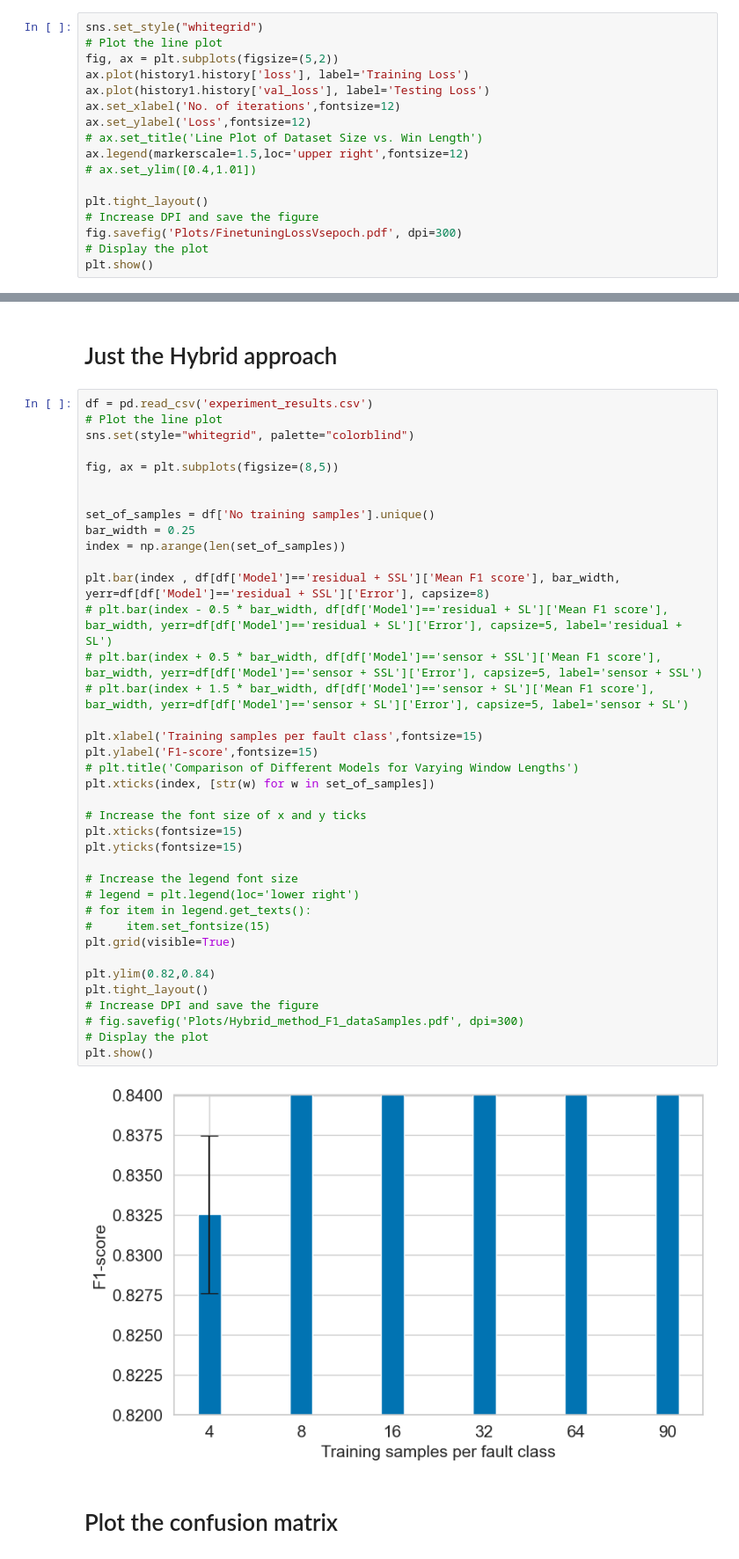
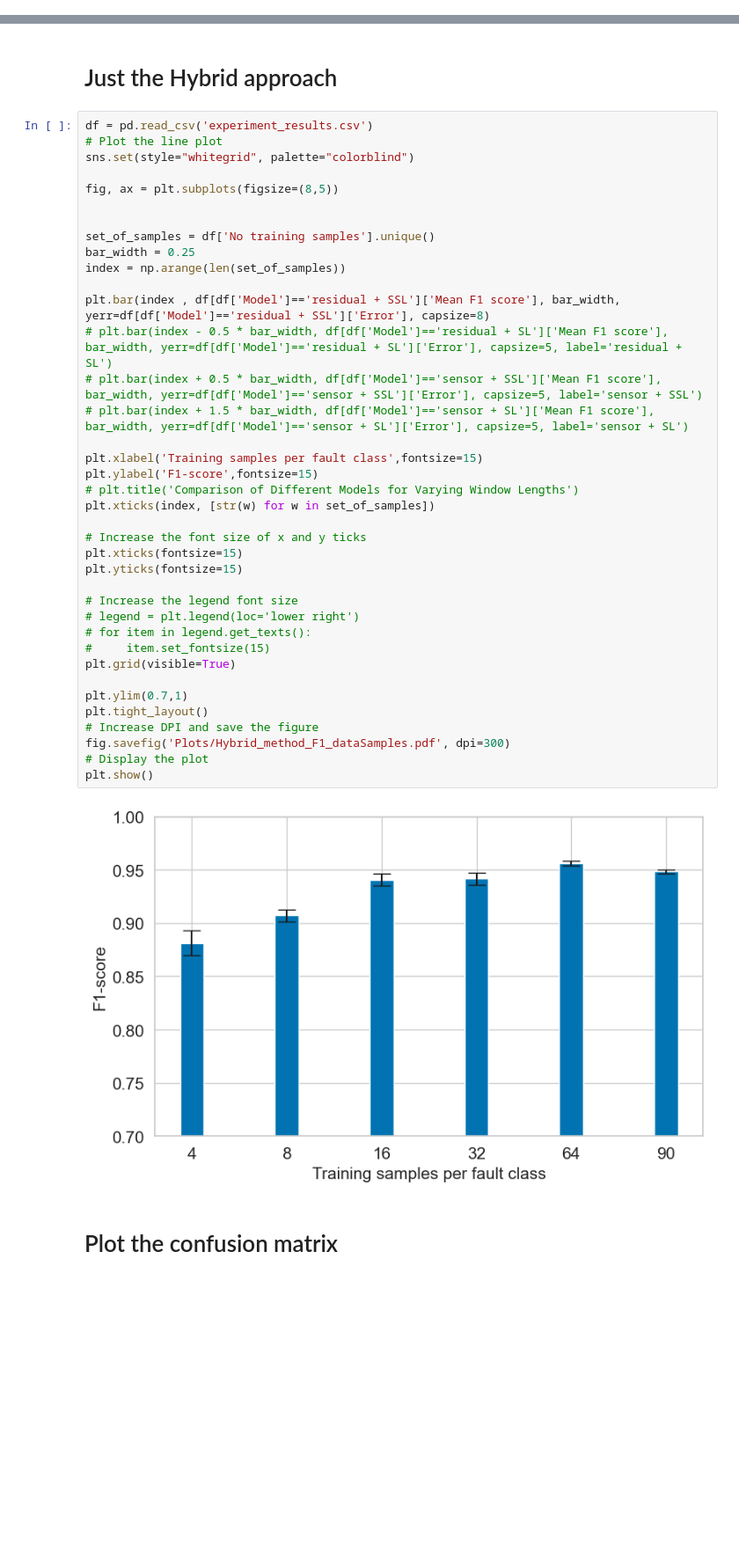
Before and after one commit to mohan696matlab/SSL_based_Hybrid_FDI, a Jupyter notebook: Plots_paper.ipynb, the cells around one changed output, grey strips where cells are left out. Shown at 88% size. Cells and saved outputs as stored; diff of their text form; blank space fills up the shorter version.

```diff
--- a/Plots_paper.ipynb
+++ b/Plots_paper.ipynb
@@ -479,17 +340,0 @@ x_fine_tuning = t_sne.fit_transform(x_fine_tuning)
-# %%
-sns.set_style("whitegrid")
-# Plot the line plot
-fig, ax = plt.subplots(figsize=(5,2))
-ax.plot(history1.history['loss'], label='Training Loss')
-ax.plot(history1.history['val_loss'], label='Testing Loss')
-ax.set_xlabel('No. of iterations',fontsize=12)
-ax.set_ylabel('Loss',fontsize=12)
-# ax.set_title('Line Plot of Dataset Size vs. Win Length')
-ax.legend(markerscale=1.5,loc='upper right',fontsize=12)
-# ax.set_ylim([0.4,1.01])
-
-plt.tight_layout()
-# Increase DPI and save the figure
-fig.savefig('Plots/FinetuningLossVsepoch.pdf', dpi=300)
-# Display the plot
-plt.show()
@@ -543,36 +386,36 @@ fig, ax = plt.subplots(figsize=(8,5))
 
 set_of_samples = df['No training samples'].unique()
 bar_width = 0.25
 index = np.arange(len(set_of_samples))
 
 plt.bar(index , df[df['Model']=='residual + SSL']['Mean F1 score'], bar_width, yerr=df[df['Model']=='residual + SSL']['Error'], capsize=8)
 # plt.bar(index - 0.5 * bar_width, df[df['Model']=='residual + SL']['Mean F1 score'], bar_width, yerr=df[df['Model']=='residual + SL']['Error'], capsize=5, label='residual + SL')
 # plt.bar(index + 0.5 * bar_width, df[df['Model']=='sensor + SSL']['Mean F1 score'], bar_width, yerr=df[df['Model']=='sensor + SSL']['Error'], capsize=5, label='sensor + SSL')
 # plt.bar(index + 1.5 * bar_width, df[df['Model']=='sensor + SL']['Mean F1 score'], bar_width, yerr=df[df['Model']=='sensor + SL']['Error'], capsize=5, label='sensor + SL')
 
 plt.xlabel('Training samples per fault class',fontsize=15)
 plt.ylabel('F1-score',fontsize=15)
 # plt.title('Comparison of Different Models for Varying Window Lengths')
 plt.xticks(index, [str(w) for w in set_of_samples])
 
 # Increase the font size of x and y ticks
 plt.xticks(fontsize=15)
 plt.yticks(fontsize=15)
 
 # Increase the legend font size
 # legend = plt.legend(loc='lower right')
 # for item in legend.get_texts():
 #     item.set_fontsize(15)
 plt.grid(visible=True)
 
-plt.ylim(0.82,0.84)
+plt.ylim(0.7,1)
 plt.tight_layout()
 # Increase DPI and save the figure
-# fig.savefig('Plots/Hybrid_method_F1_dataSamples.pdf', dpi=300)
+fig.savefig('Plots/Hybrid_method_F1_dataSamples.pdf', dpi=300)
 # Display the plot
 plt.show()
 # %% [output]
-[figure, old version]
+[figure, new version]
 # %% [markdown]
 # Plot the confusion matrix
 # %%
```
Also changed, not shown: parts of 22 cells of this notebook, 21 other files.
